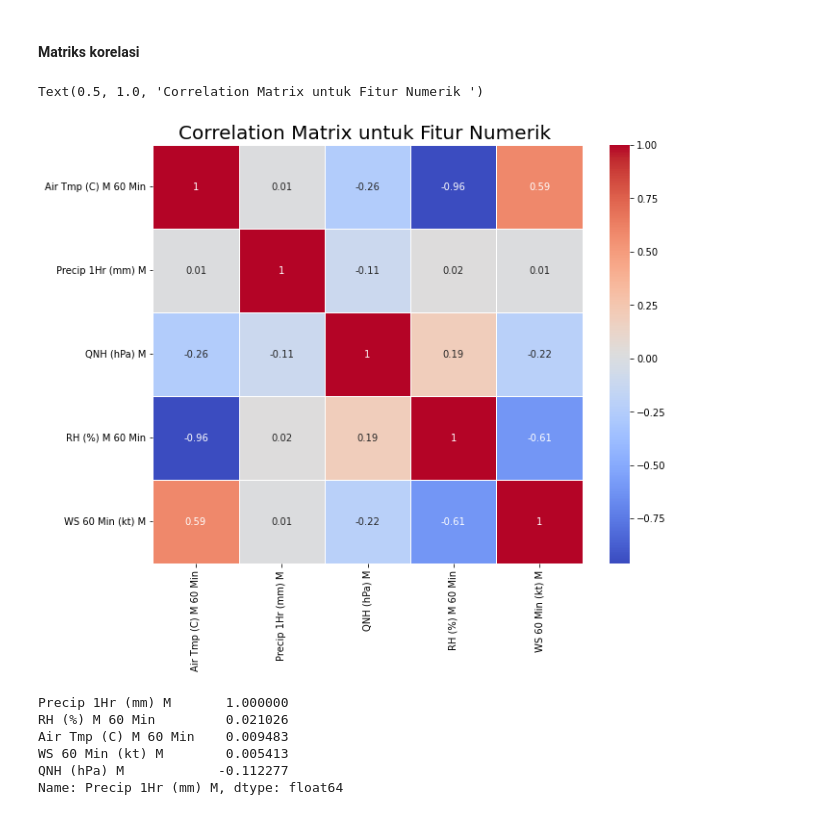
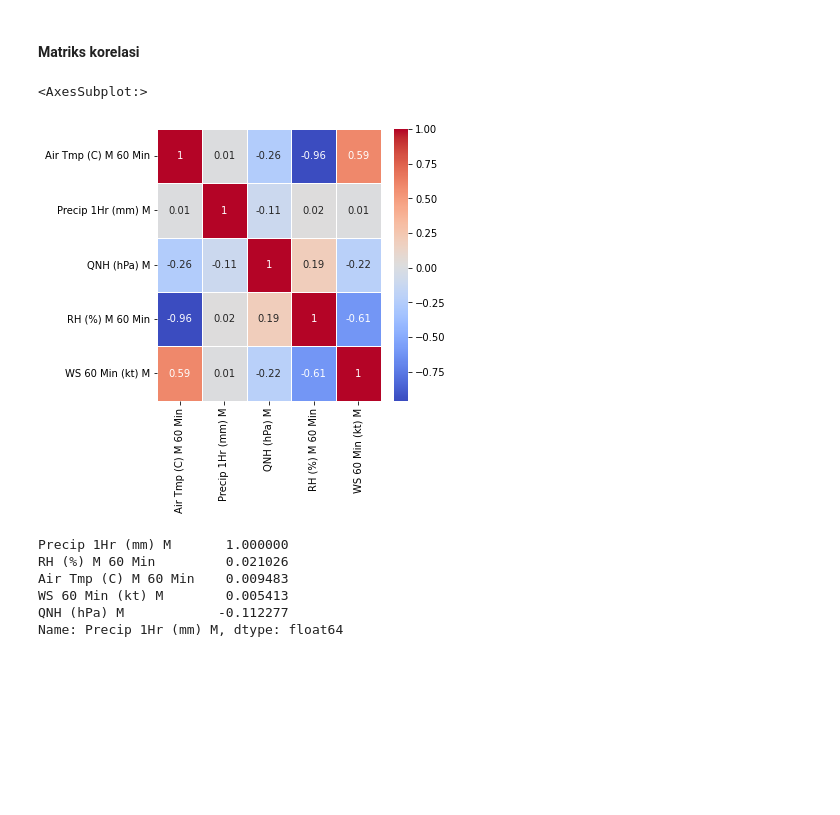
Before and after one commit to el-thobhy/rainfall-prediction, a Jupyter notebook: test_code_bmkg.ipynb, the cells around one changed output. Cells and saved outputs as stored; diff of their text form; code cells hidden in the pictures; blank space fills up the shorter version.

```diff
--- a/test_code_bmkg.ipynb
+++ b/test_code_bmkg.ipynb
@@ -129,13 +135,12 @@ plt.show()
 # %% [markdown]
 #### Matriks korelasi
 # %%
-plt.figure(figsize=(10, 8))
+plt.figure(figsize=(5, 5))
 correlation_matrix = data_baru.corr().round(2)
 sns.heatmap(data=correlation_matrix, annot=True, cmap='coolwarm', linewidths=0.5, )
-plt.title("Correlation Matrix untuk Fitur Numerik ", size=20)
 # %% [output]
-Text(0.5, 1.0, 'Correlation Matrix untuk Fitur Numerik ')
+<AxesSubplot:>
-[figure, old version]
+[figure, new version]
 # %%
 # Get the correlation coefficients for "rain_sum" feature
 rain_corr = data_baru.corr()['Precip 1Hr (mm) M'].sort_values(ascending=False)
```
Also changed, not shown: parts of 11 cells of this notebook, 6 other files.
